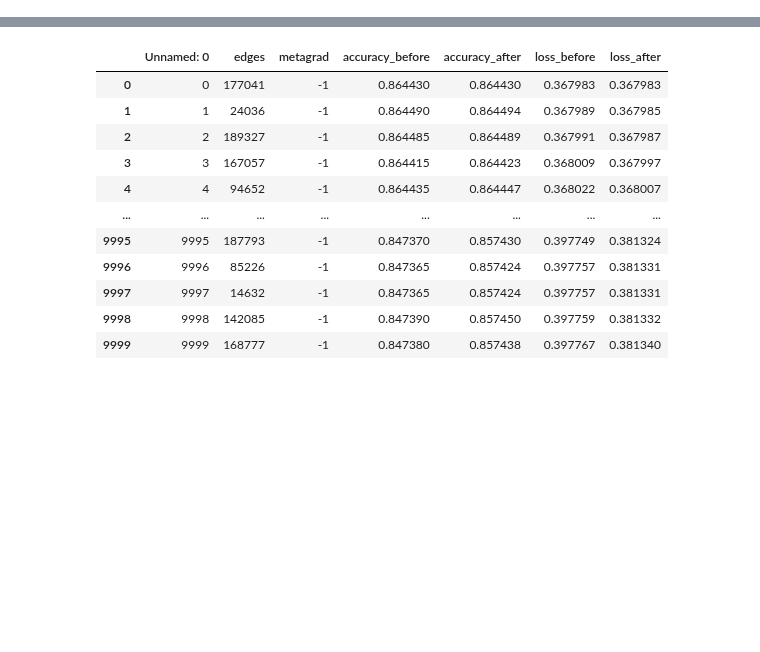
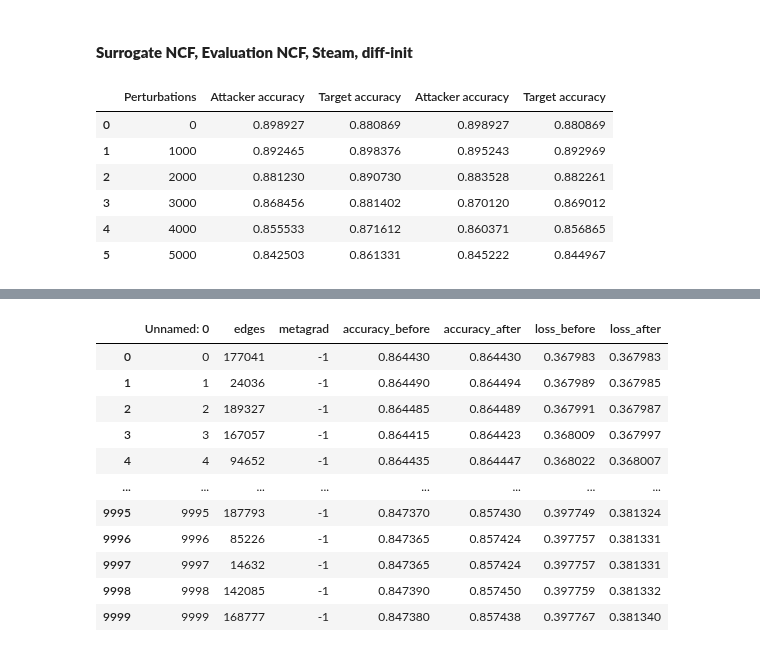
Before and after one commit to aravind-gk/RecSysAttack, a Jupyter notebook: check.ipynb, the cells around one changed output, grey strips where cells are left out. Drawn from its saved outputs; the diff is of its cells as text; code cells hidden in the pictures; blank space fills up the shorter version.

```diff
--- a/check.ipynb
+++ b/check.ipynb
@@ -21,0 +122,34 @@ from torch.utils.data import DataLoader, TensorDataset
+# %% [markdown]
+#### **Surrogate NCF, Evaluation NCF, Steam, diff-init**
+# %%
+# filenames
+meta_file = 'results/steam/perturbations_surrogateNCF_evalNCF_meta_Delta=5000_T=600_LR=100_Factors=64_diffinit_auto_r.csv'
+base_file = 'results/steam/perturbations_surrogateNCF_evalNCF_baseline_Delta=5000_T=600_LR=100_Factors=64_diffinit_auto_r.csv'
+# %%
+meta = pd.read_csv(meta_file)
+base = pd.read_csv(base_file)
+
+meta.drop(columns=['Unnamed: 0'], inplace=True)
+base.drop(columns=['Unnamed: 0'], inplace=True)
+
+meta = meta.append(pd.DataFrame(index = ['5000'], data = meta.tail(1).values, columns = meta.columns))
+base = base.append(pd.DataFrame(index = ['5000'], data = base.tail(1).values, columns = base.columns))
+
+meta = meta[::1000][['accuracy_before', 'accuracy_before_eval']]
+meta.columns = ['Attacker accuracy', 'Target accuracy']
+
+base = base[::1000][['accuracy_before', 'accuracy_before_eval']]
+base.columns = ['Attacker accuracy', 'Target accuracy']
+# %%
+table = pd.concat([meta, base], axis=1)
+table.reset_index(inplace=True)
+table.rename(columns={'index': 'Perturbations'}, inplace=True)
+table
+# %% [output]
+|  | Perturbations | Attacker accuracy | Target accuracy | Attacker accuracy | Target accuracy |
+| 0 | 0 | 0.898927 | 0.880869 | 0.898927 | 0.880869 |
+| 1 | 1000 | 0.892465 | 0.898376 | 0.895243 | 0.892969 |
+| 2 | 2000 | 0.881230 | 0.890730 | 0.883528 | 0.882261 |
+| 3 | 3000 | 0.868456 | 0.881402 | 0.870120 | 0.869012 |
+| 4 | 4000 | 0.855533 | 0.871612 | 0.860371 | 0.856865 |
+| 5 | 5000 | 0.842503 | 0.861331 | 0.845222 | 0.844967 |
```
Also changed, not shown: parts of 33 cells of this notebook.
